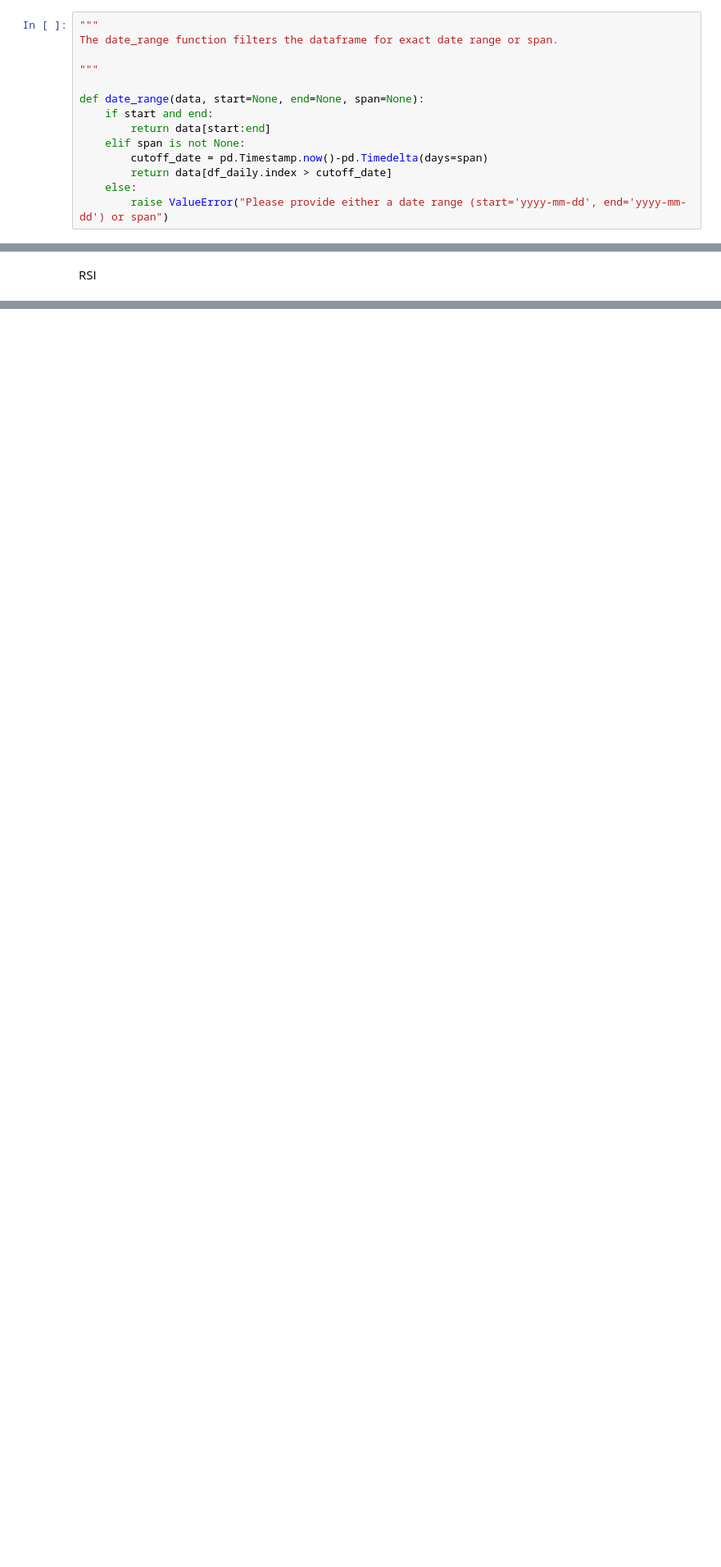
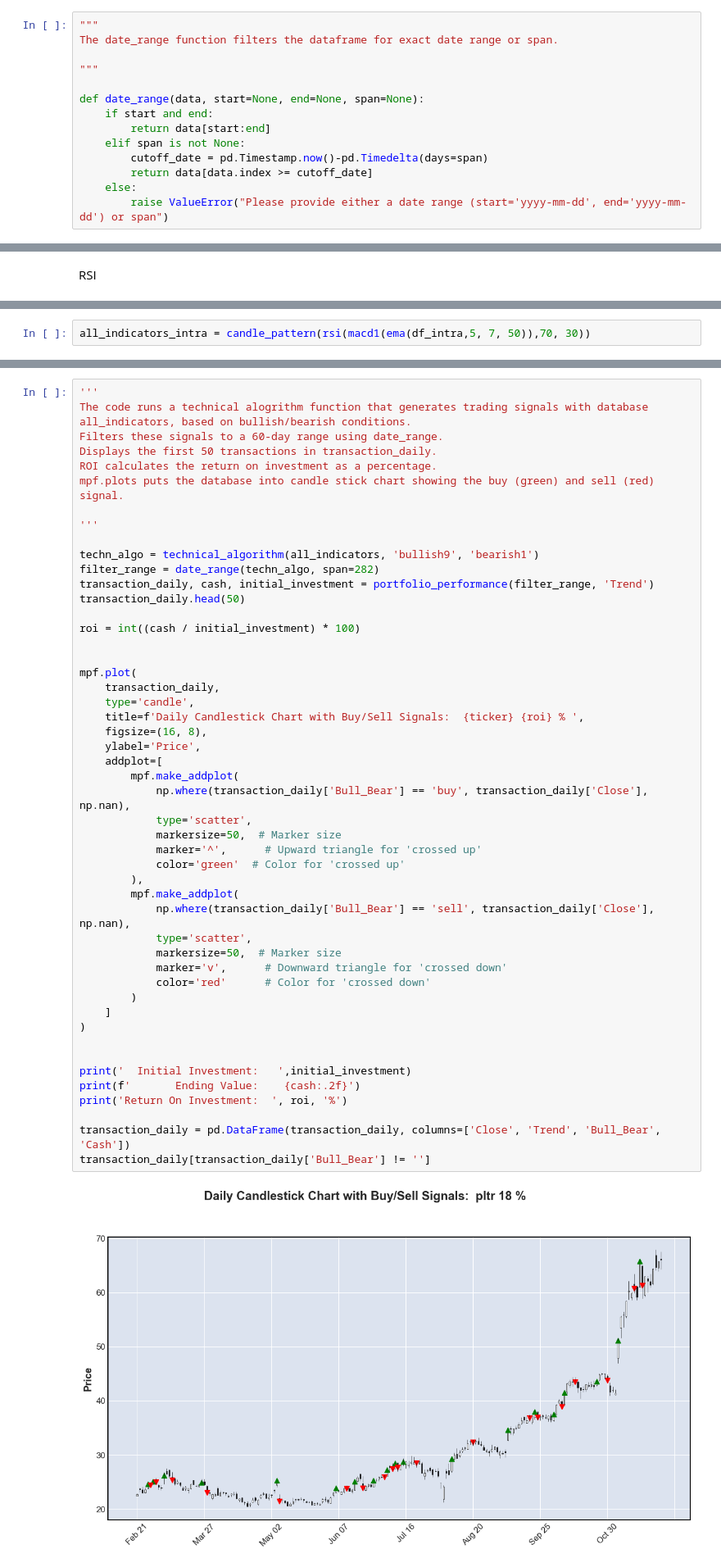
Before and after one commit to rindelicato/stock_technical_analysis, a Jupyter notebook: stock_technical_anaylsis.ipynb, the cells around one changed output, grey strips where cells are left out. Shown: that part at 82% size. Drawn from its saved outputs; the diff is of its cells as text; blank space fills up the shorter version.

Commit message:
fixed and added charts

```diff
--- a/stock_technical_anaylsis.ipynb
+++ b/stock_technical_anaylsis.ipynb
@@ -49,7 +52,7 @@ def date_range(data, start=None, end=None, span=None):
         return data[start:end]
     elif span is not None:
         cutoff_date = pd.Timestamp.now()-pd.Timedelta(days=span)
-        return data[df_daily.index > cutoff_date]
+        return data[data.index >= cutoff_date]
     else:
         raise ValueError("Please provide either a date range (start='yyyy-mm-dd', end='yyyy-mm-dd') or span")
 # %% [markdown]
@@ -145,2 +139,4 @@ all_indicators = rsi(macd1(ema(df_daily,5, 7)),70, 30)
+# %%
+all_indicators_intra = candle_pattern(rsi(macd1(ema(df_intra,5, 7, 50)),70, 30))
 # %%
 # Shows the first 5 rows of all_indicatos dataset.
@@ -223,0 +380,51 @@ tech_al.tail(20)
+# %%
+'''
+The code runs a technical alogrithm function that generates trading signals with database all_indicators, based on bullish/bearish conditions.
+Filters these signals to a 60-day range using date_range.
+Displays the first 50 transactions in transaction_daily.
+ROI calculates the return on investment as a percentage.
+mpf.plots puts the database into candle stick chart showing the buy (green) and sell (red) signal.
+
+'''
+
+techn_algo = technical_algorithm(all_indicators, 'bullish9', 'bearish1')
+filter_range = date_range(techn_algo, span=282)
+transaction_daily, cash, initial_investment = portfolio_performance(filter_range, 'Trend')
+transaction_daily.head(50)
+
+roi = int((cash / initial_investment) * 100)
+
+
+mpf.plot(
+    transaction_daily,
+    type='candle',
+    title=f'Daily Candlestick Chart with Buy/Sell Signals:  {ticker} {roi} % ',
+    figsize=(16, 8),
+    ylabel='Price',
+    addplot=[
+        mpf.make_addplot(
+            np.where(transaction_daily['Bull_Bear'] == 'buy', transaction_daily['Close'], np.nan),
+            type='scatter',
+            markersize=50,  # Marker size
+            marker='^',      # Upward triangle for 'crossed up'
+            color='green'  # Color for 'crossed up'
+        ),
+        mpf.make_addplot(
+            np.where(transaction_daily['Bull_Bear'] == 'sell', transaction_daily['Close'], np.nan),
+            type='scatter',
+            markersize=50,  # Marker size
+            marker='v',      # Downward triangle for 'crossed down'
+            color='red'      # Color for 'crossed down'
+        )
+    ]
+)
+
+
+print('  Initial Investment:   ',initial_investment)
+print(f'       Ending Value:    {cash:.2f}')
+print('Return On Investment:  ', roi, '%')
+
+transaction_daily = pd.DataFrame(transaction_daily, columns=['Close', 'Trend', 'Bull_Bear', 'Cash'])
+transaction_daily[transaction_daily['Bull_Bear'] != '']
+# %% [output]
+[figure, added]
```
Also changed, not shown: parts of 39 cells of this notebook.
